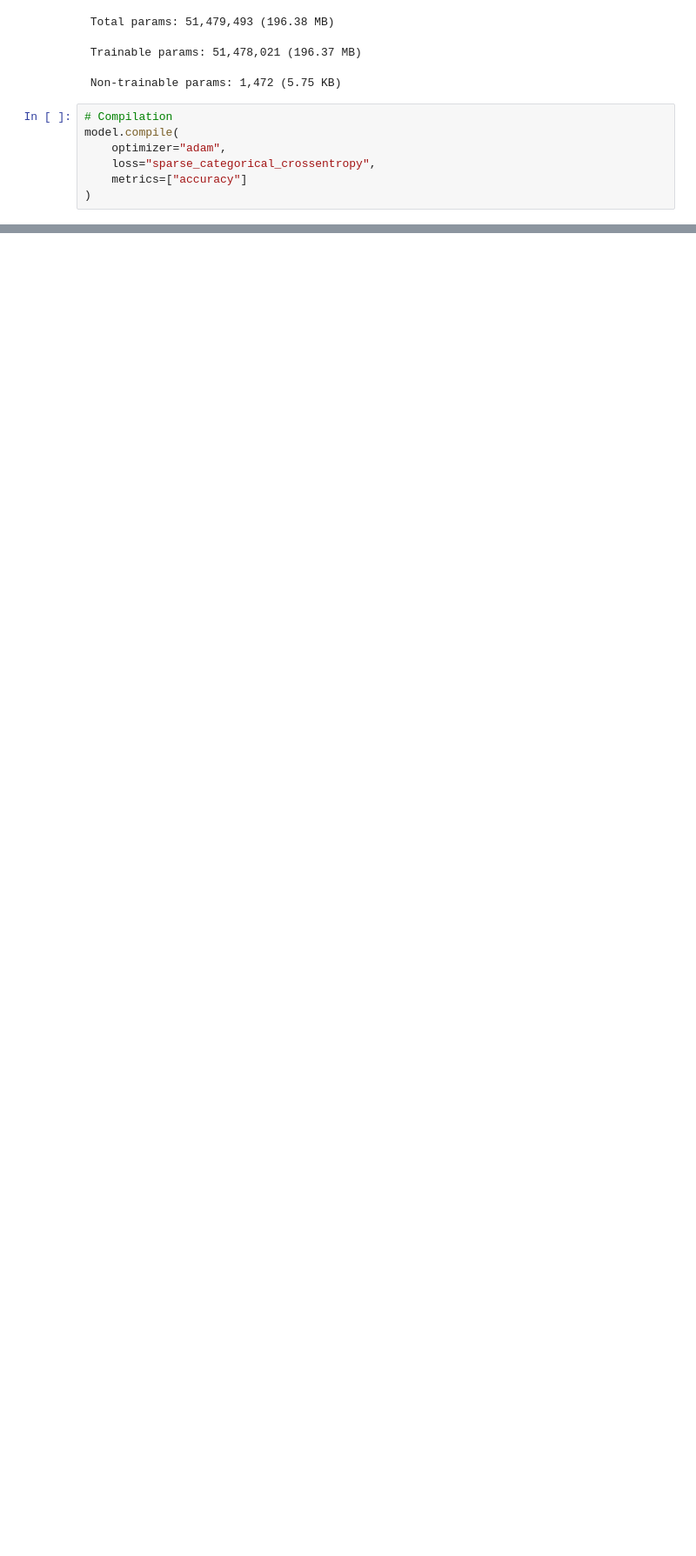
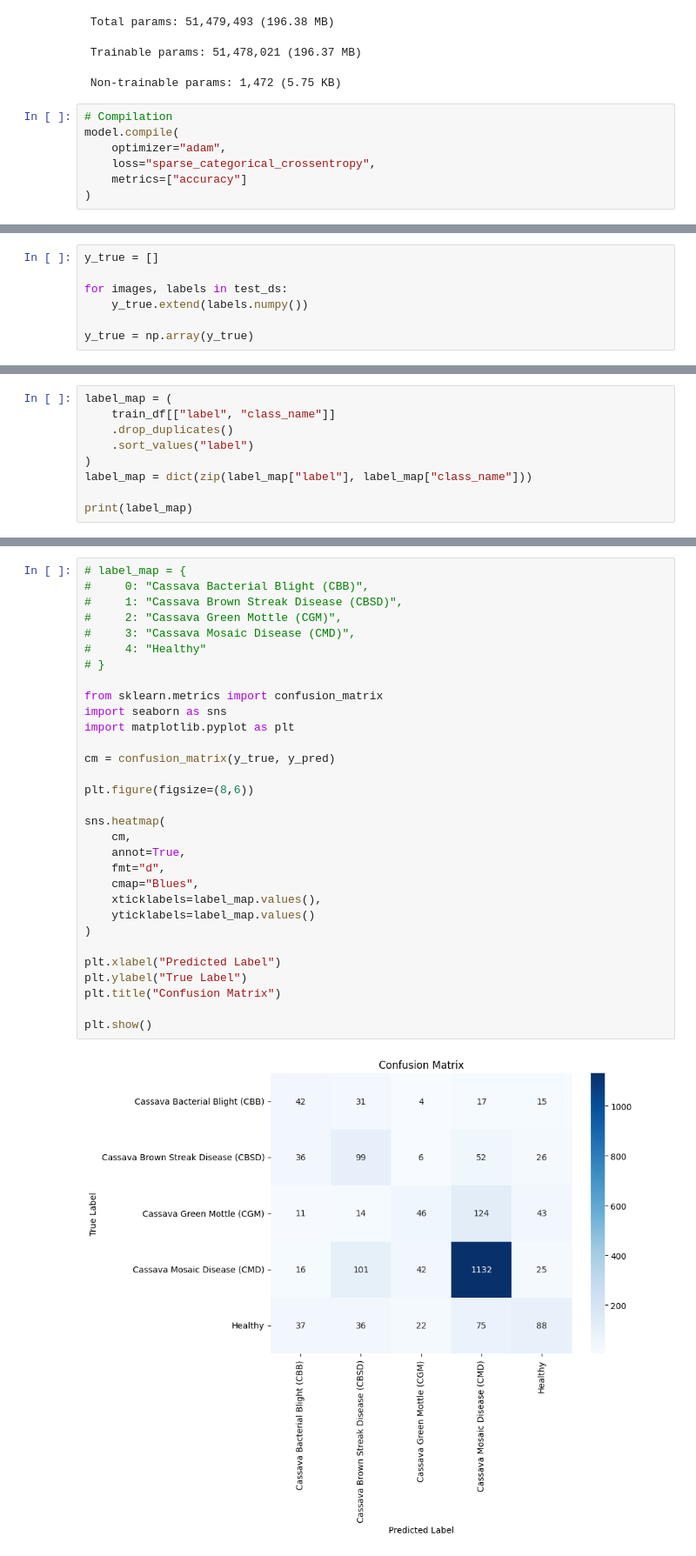
Before and after one commit to MohitMahi1/Cassava-Leaf-Disease-Classification, a Jupyter notebook: Cassava_Leaf_Disease_Classification.ipynb, the cells around one changed output, grey strips where cells are left out. Shown at 87% size. Cells and saved outputs as stored; diff of their text form; blank space fills up the shorter version.

```diff
--- a/Cassava_Leaf_Disease_Classification.ipynb
+++ b/Cassava_Leaf_Disease_Classification.ipynb
@@ -633,0 +722,7 @@ model.compile(
+# %%
+y_true = []
+
+for images, labels in test_ds:
+    y_true.extend(labels.numpy())
+
+y_true = np.array(y_true)
@@ -633,0 +737,9 @@ model.compile(
+# %%
+label_map = (
+    train_df[["label", "class_name"]]
+    .drop_duplicates()
+    .sort_values("label")
+)
+label_map = dict(zip(label_map["label"], label_map["class_name"]))
+
+print(label_map)
@@ -633,0 +748,33 @@ model.compile(
+# %%
+# label_map = {
+#     0: "Cassava Bacterial Blight (CBB)",
+#     1: "Cassava Brown Streak Disease (CBSD)",
+#     2: "Cassava Green Mottle (CGM)",
+#     3: "Cassava Mosaic Disease (CMD)",
+#     4: "Healthy"
+# }
+
+from sklearn.metrics import confusion_matrix
+import seaborn as sns
+import matplotlib.pyplot as plt
+
+cm = confusion_matrix(y_true, y_pred)
+
+plt.figure(figsize=(8,6))
+
+sns.heatmap(
+    cm,
+    annot=True,
+    fmt="d",
+    cmap="Blues",
+    xticklabels=label_map.values(),
+    yticklabels=label_map.values()
+)
+
+plt.xlabel("Predicted Label")
+plt.ylabel("True Label")
+plt.title("Confusion Matrix")
+
+plt.show()
+# %% [output]
+[figure, added]
```
Also changed, not shown: parts of 49 cells of this notebook.
